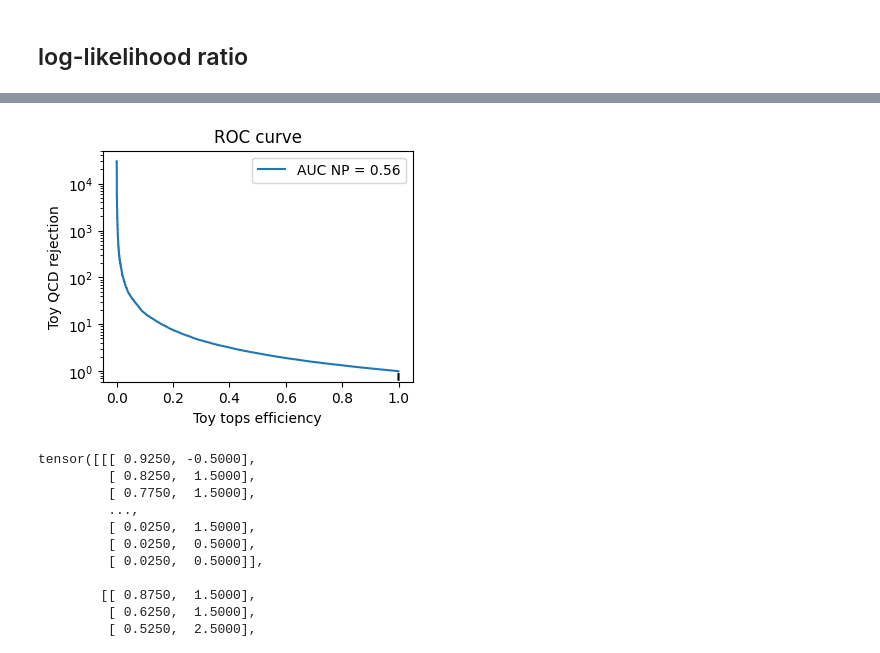
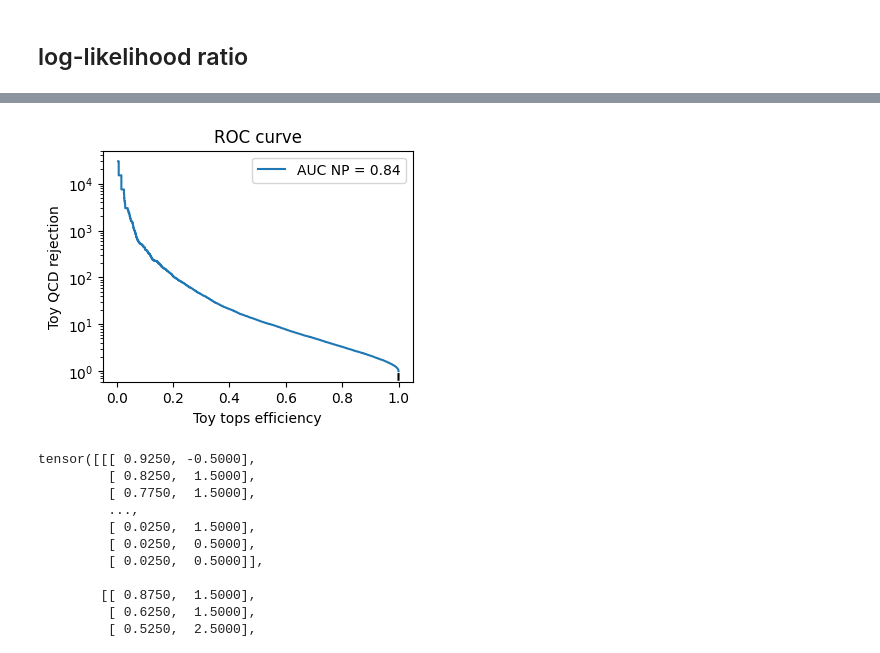
Before and after one commit to dfaroughy/SyntheticJets, a Jupyter notebook: GPT_SyntheticJets.ipynb, the cells around one changed output, grey strips where cells are left out. Cells and saved outputs as stored; diff of their text form; code cells hidden in the pictures.

```diff
--- a/GPT_SyntheticJets.ipynb
+++ b/GPT_SyntheticJets.ipynb
@@ -192,12 +106,12 @@ def compute_log_likelihood(model, token_sequences, batch_size=256, device="cuda"
 # %%
 from utils import ROC
 
-# LLR_qcd = qcd_logp_on_tops - qcd_logp_on_qcd
-# LLR_tops = tops_logp_on_tops - tops_logp_on_qcd
+LLR_qcd = qcd_logp_on_tops - tops_logp_on_tops
+LLR_tops = qcd_logp_on_qcd - tops_logp_on_qcd
 
 ROC(LLR_qcd, LLR_tops)
 # %% [output]
-[figure, old version]
+[figure, new version]
 # %%
 import torch
 import torch.nn.functional as F
```
Also changed, not shown: parts of 7 cells of this notebook, 1 other file.
